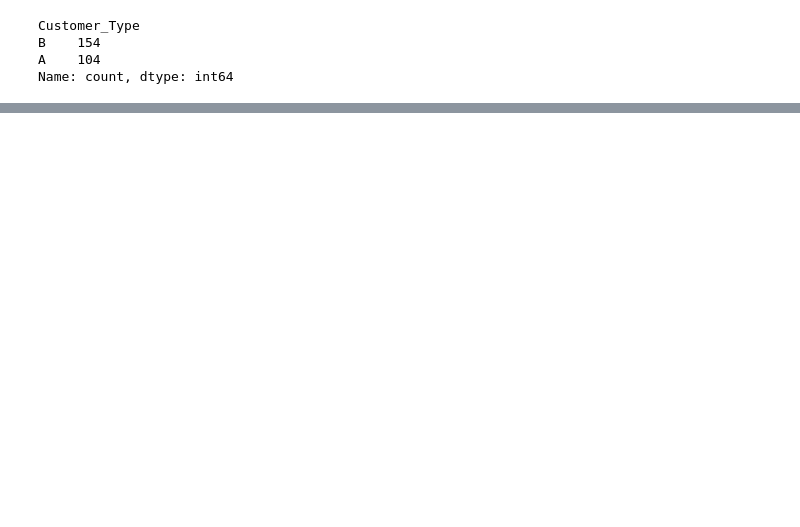
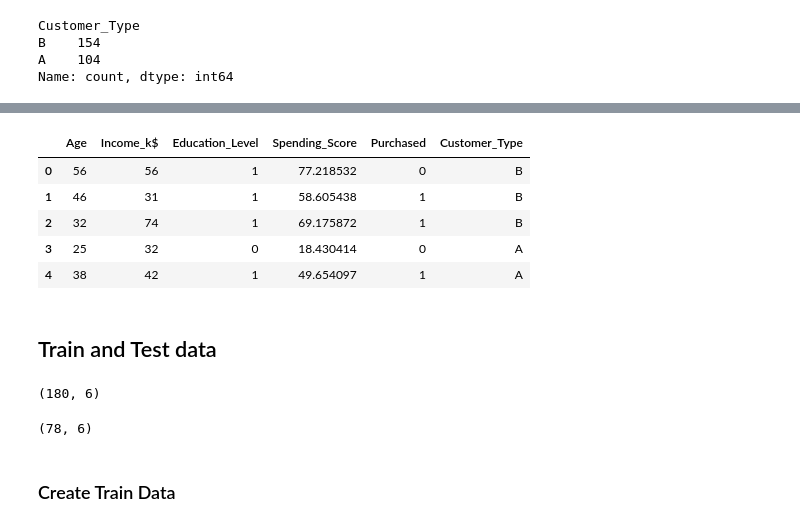
Before and after one commit to Jeeva0104/Machine-Learning, a Jupyter notebook: Logistic_Regression/basic_logistic_regression.ipynb, the cells around one changed output, grey strips where cells are left out. Cells and saved outputs as stored; diff of their text form; code cells hidden in the pictures; blank space fills up the shorter version.

```diff
--- a/Logistic_Regression/basic_logistic_regression.ipynb
+++ b/Logistic_Regression/basic_logistic_regression.ipynb
@@ -38,0 +82,11 @@ Name: count, dtype: int64
+# %%
+df.head()
+# %% [output]
+|  | Age | Income_k$ | Education_Level | Spending_Score | Purchased | Customer_Type |
+| 0 | 56 | 56 | 1 | 77.218532 | 0 | B |
+| 1 | 46 | 31 | 1 | 58.605438 | 1 | B |
+| 2 | 32 | 74 | 1 | 69.175872 | 1 | B |
+| 3 | 25 | 32 | 0 | 18.430414 | 0 | A |
+| 4 | 38 | 42 | 1 | 49.654097 | 1 | A |
+# %% [markdown]
+## Train and Test data
@@ -38,0 +95,10 @@ Name: count, dtype: int64
+# %%
+df_train.shape
+# %% [output]
+(180, 6)
+# %%
+df_test.shape
+# %% [output]
+(78, 6)
+# %% [markdown]
+### Create Train Data
```
Also changed, not shown: parts of 26 cells of this notebook, 2 other files.
